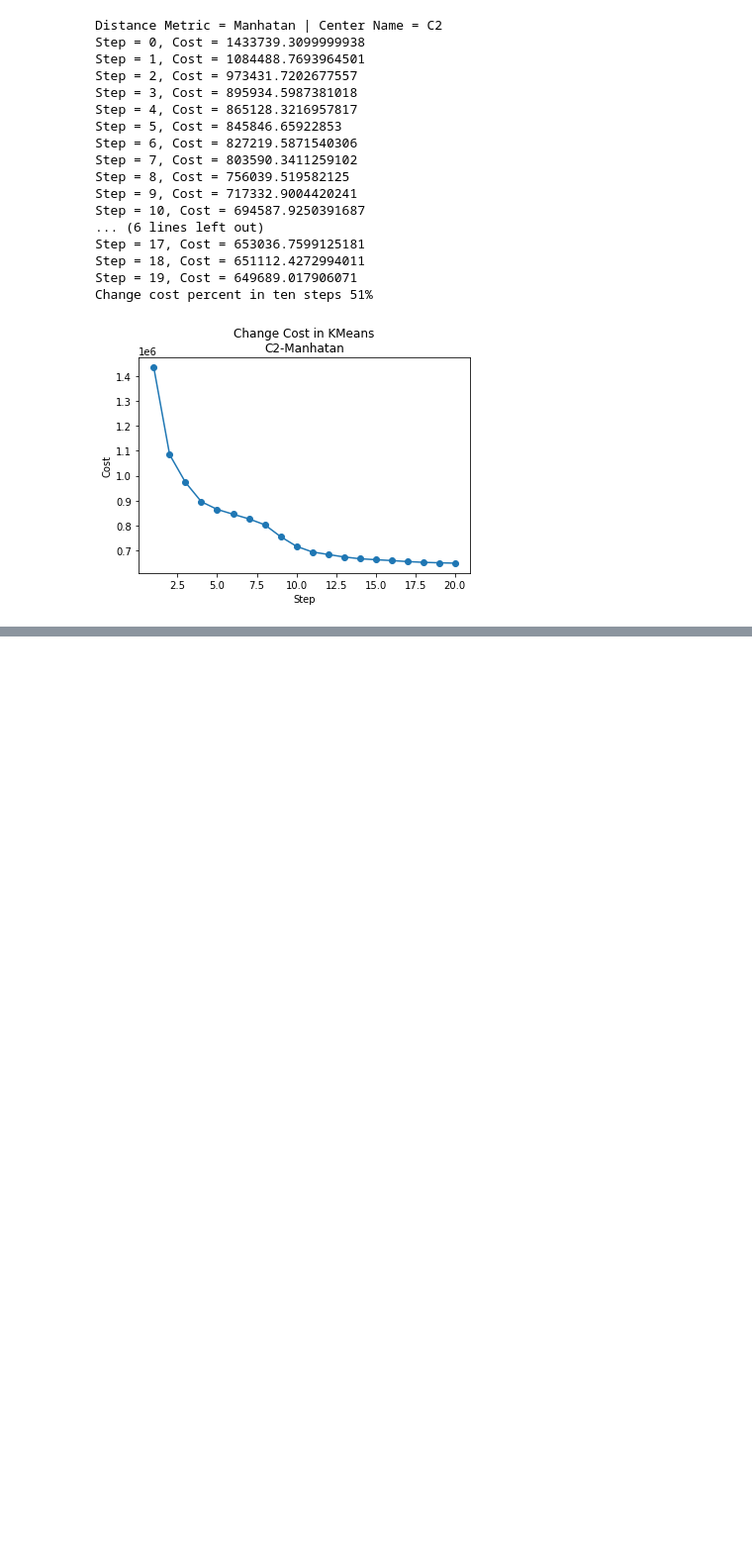
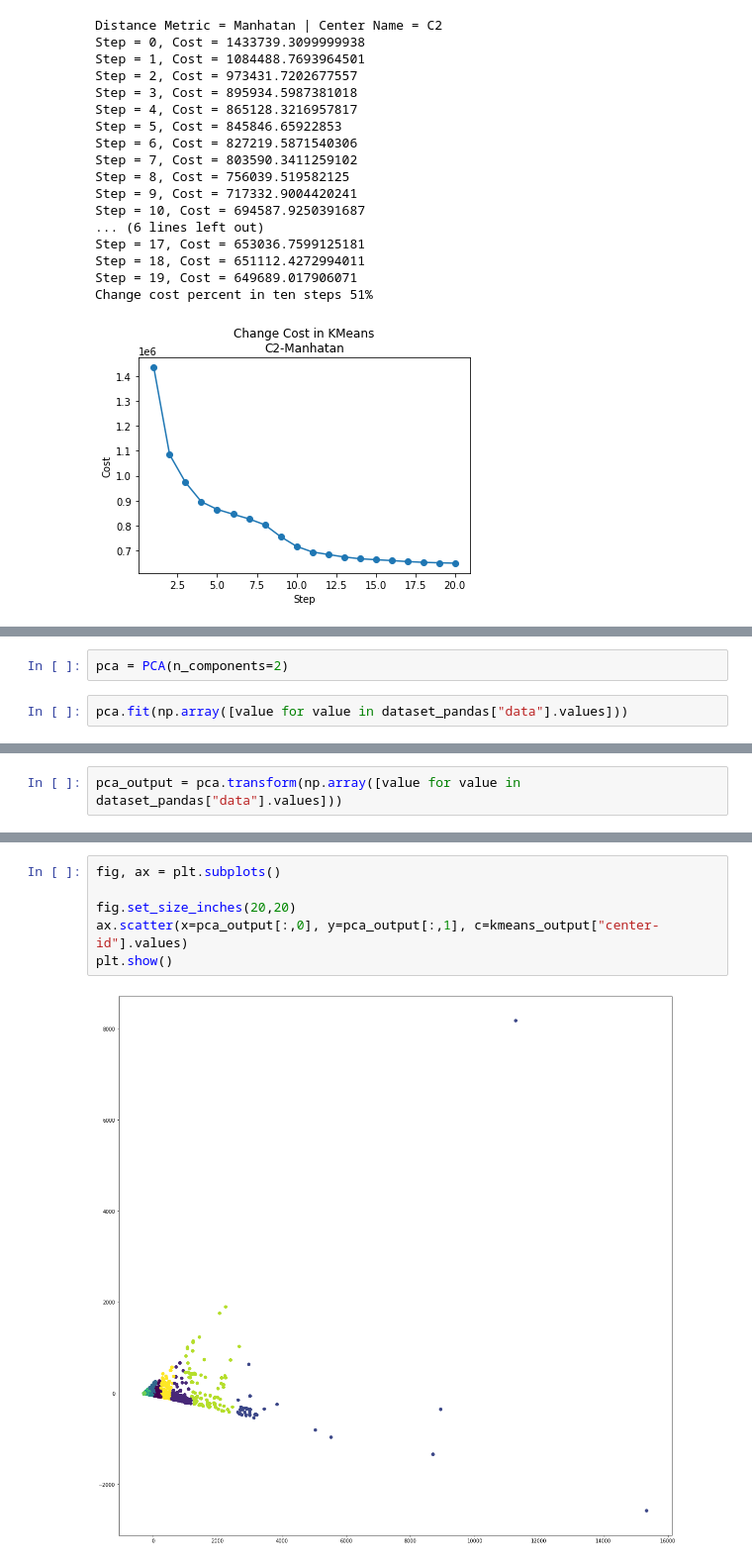
Before and after one commit to AUT-Student/BigData-HW2, a Jupyter notebook: BigData_HW2_Q3.ipynb, the cells around one changed output, grey strips where cells are left out. Shown at 99% size. Saved outputs shown, nothing was run; the diff lists cells and outputs as text; blank space fills up the shorter version.

```diff
--- a/BigData_HW2_Q3.ipynb
+++ b/BigData_HW2_Q3.ipynb
@@ -241,0 +469,4 @@ Change cost percent in ten steps 51%
+# %%
+pca = PCA(n_components=2)
+# %%
+pca.fit(np.array([value for value in dataset_pandas["data"].values]))
@@ -241,0 +479,2 @@ Change cost percent in ten steps 51%
+# %%
+pca_output = pca.transform(np.array([value for value in dataset_pandas["data"].values]))
@@ -241,0 +495,8 @@ Change cost percent in ten steps 51%
+# %%
+fig, ax = plt.subplots()
+
+fig.set_size_inches(20,20)
+ax.scatter(x=pca_output[:,0], y=pca_output[:,1], c=kmeans_output["center-id"].values)
+plt.show()
+# %% [output]
+[figure, added]
```
Also changed, not shown: parts of 23 cells of this notebook.
